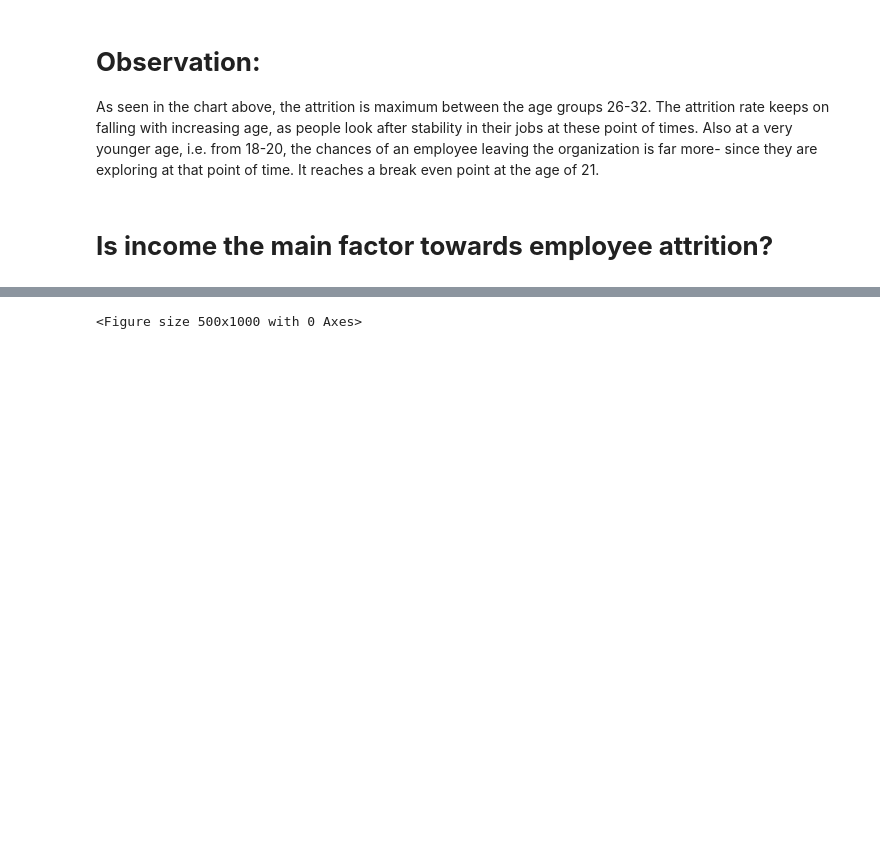
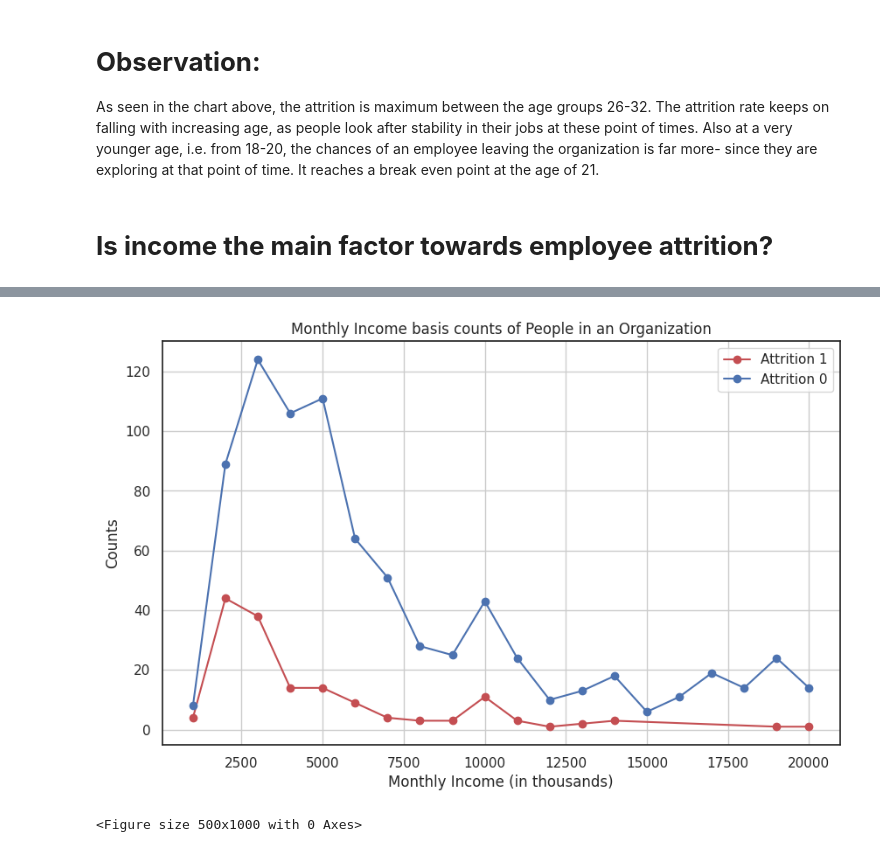
Before and after one commit to Ans155/Attrition-Prediction-and-Analysis, a Jupyter notebook: StockGroAssignment.ipynb, the cells around one changed output, grey strips where cells are left out. Saved outputs shown, nothing was run; the diff lists cells and outputs as text; code cells hidden in the pictures; blank space fills up the shorter version.

```diff
--- a/StockGroAssignment.ipynb
+++ b/StockGroAssignment.ipynb
@@ -314,8 +322,23 @@ As seen in the chart above, the attrition is maximum between the age groups 26-3
 # **Is income the main factor towards employee attrition?**
 # %%
 rate_att=data.groupby(['MonthlyIncome','Attrition']).apply(lambda x:x['MonthlyIncome'].count()).reset_index(name='Counts')
-rate_att['MonthlyIncome']=round(rate_att['MonthlyIncome'],-3)
-rate_att=rate_att.groupby(['MonthlyIncome','Attrition']).apply(lambda x:x['MonthlyIncome'].count()).reset_index(name='Counts')
-fig=px.line(rate_att,x='MonthlyIncome',y='Counts',color='Attrition',title='Monthly Income basis counts of People in an Organization')
-fig.show()
+rate_att['MonthlyIncome'] = round(rate_att['MonthlyIncome'], -3)
+
+rate_att = rate_att.groupby(['MonthlyIncome', 'Attrition']).size().reset_index(name='Counts')
+
+attrition_1 = rate_att[rate_att['Attrition'] == 1]
+attrition_0 = rate_att[rate_att['Attrition'] == 0]
+
+plt.figure(figsize=(10, 6))
+
+plt.plot(attrition_1['MonthlyIncome'], attrition_1['Counts'], marker='o', linestyle='-', color='r', label='Attrition 1')
+plt.plot(attrition_0['MonthlyIncome'], attrition_0['Counts'], marker='o', linestyle='-', color='b', label='Attrition 0')
+
+plt.title('Monthly Income basis counts of People in an Organization')
+plt.xlabel('Monthly Income (in thousands)')
+plt.ylabel('Counts')
+plt.legend()
+plt.grid(True)
+
+plt.show()
 # %% [output]
@@ -323,3 +345,4 @@ fig.show()
+[figure, added]
 # %%
 plt.figure(figsize=(5,10))
 sns.relplot(data=data, y="MonthlyIncome", x="MaritalStatus", hue="Attrition",col='Gender')
```
Also changed, not shown: parts of 16 cells of this notebook.
